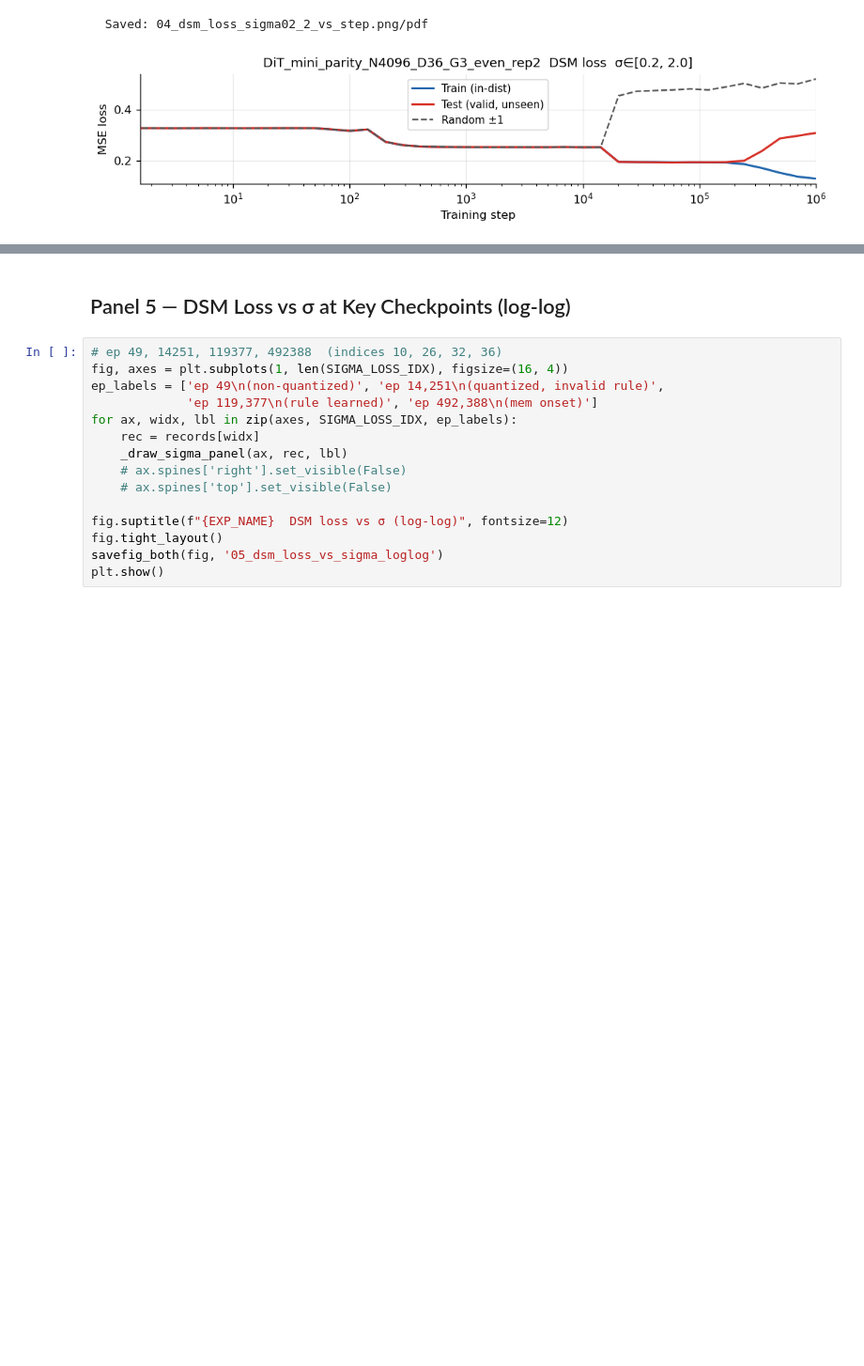
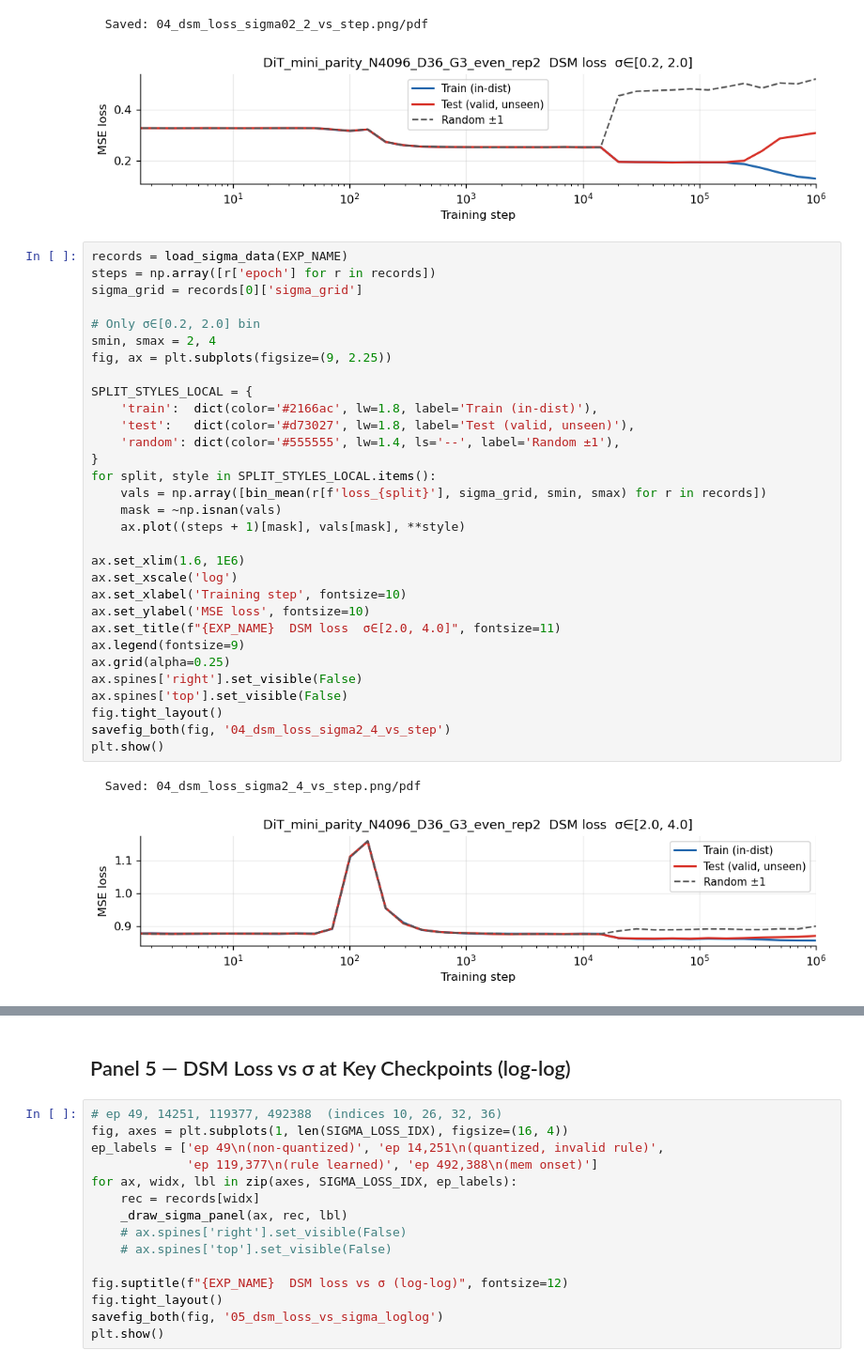
Before and after one commit to Animadversio/DiffusionAttnConsistency, a Jupyter notebook: notebooks/20260430_G3rep2_integrated_FigureExport.ipynb, the cells around one changed output, grey strips where cells are left out. Shown at 94% size. Saved outputs shown, nothing was run; the diff lists cells and outputs as text; blank space fills up the shorter version.

```diff
--- a/notebooks/20260430_G3rep2_integrated_FigureExport.ipynb
+++ b/notebooks/20260430_G3rep2_integrated_FigureExport.ipynb
@@ -464,3 +493,37 @@ plt.show()
 # %% [output]
   Saved: 04_dsm_loss_sigma02_2_vs_step.png/pdf
 [figure]
+# %%
+records = load_sigma_data(EXP_NAME)
+steps = np.array([r['epoch'] for r in records])
+sigma_grid = records[0]['sigma_grid']
+
+# Only σ∈[0.2, 2.0] bin
+smin, smax = 2, 4
+fig, ax = plt.subplots(figsize=(9, 2.25))
+
+SPLIT_STYLES_LOCAL = {
+    'train':  dict(color='#2166ac', lw=1.8, label='Train (in-dist)'),
+    'test':   dict(color='#d73027', lw=1.8, label='Test (valid, unseen)'),
+    'random': dict(color='#555555', lw=1.4, ls='--', label='Random ±1'),
+}
+for split, style in SPLIT_STYLES_LOCAL.items():
+    vals = np.array([bin_mean(r[f'loss_{split}'], sigma_grid, smin, smax) for r in records])
+    mask = ~np.isnan(vals)
+    ax.plot((steps + 1)[mask], vals[mask], **style)
+
+ax.set_xlim(1.6, 1E6)
+ax.set_xscale('log')
+ax.set_xlabel('Training step', fontsize=10)
+ax.set_ylabel('MSE loss', fontsize=10)
+ax.set_title(f"{EXP_NAME}  DSM loss  σ∈[2.0, 4.0]", fontsize=11)
+ax.legend(fontsize=9)
+ax.grid(alpha=0.25)
+ax.spines['right'].set_visible(False)
+ax.spines['top'].set_visible(False)
+fig.tight_layout()
+savefig_both(fig, '04_dsm_loss_sigma2_4_vs_step')
+plt.show()
+# %% [output]
+  Saved: 04_dsm_loss_sigma2_4_vs_step.png/pdf
+[figure, added]
```
Also changed, not shown: parts of 15 cells of this notebook, 4 other files.
